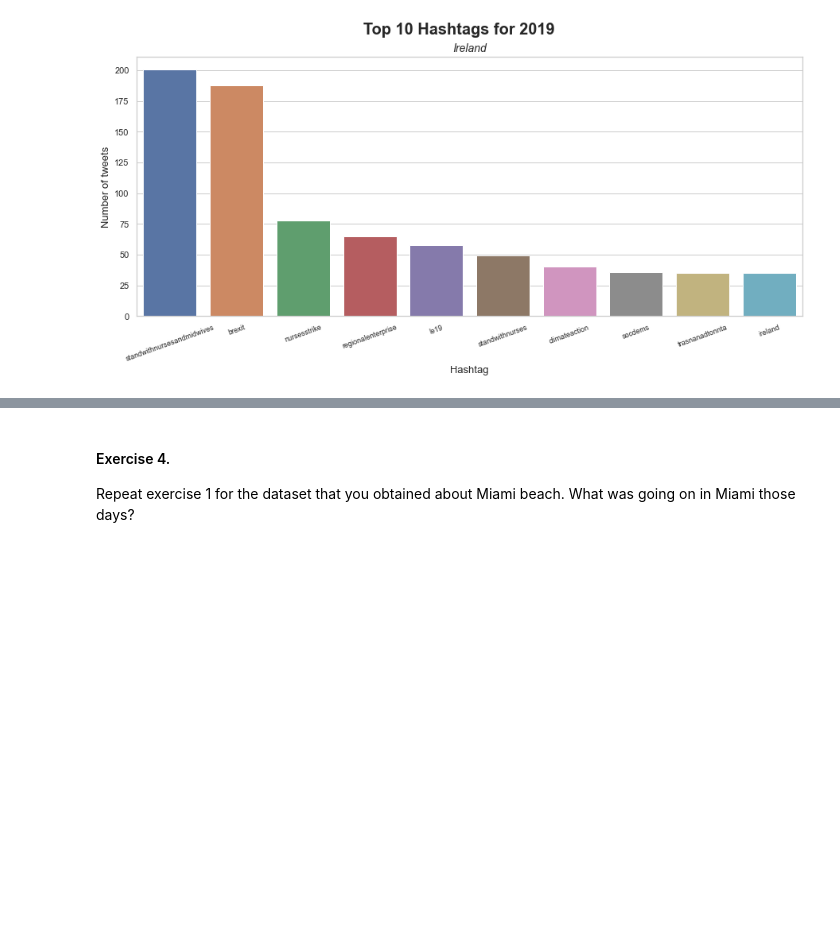
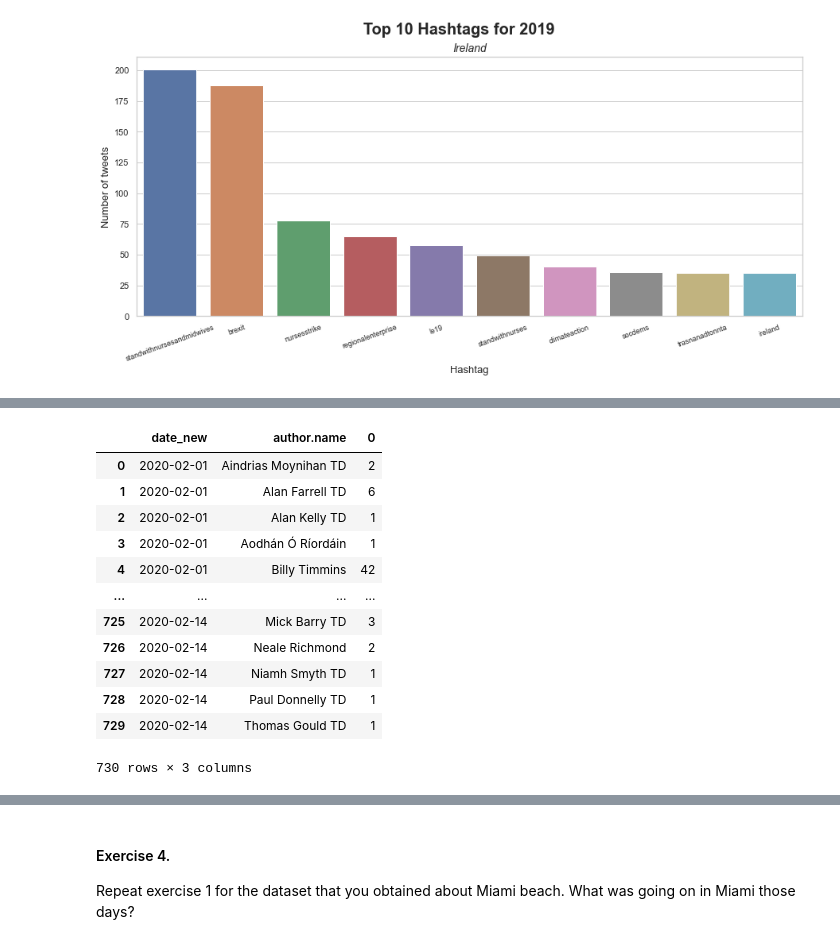
Before and after one commit to andresvBSE/TM-Twitter-PSET2, a Jupyter notebook: PST2.ipynb, the cells around one changed output, grey strips where cells are left out. Cells and saved outputs as stored; diff of their text form; code cells hidden in the pictures; blank space fills up the shorter version.

```diff
--- a/PST2.ipynb
+++ b/PST2.ipynb
@@ -77,0 +143,18 @@ Object `days` not found.
+# %%
+# Computing the average hastags used per day
+hasgtag_day_authon = hashtags_users.groupby(["date_new", "author.name"]).size().reset_index()
+hashtags_avg_day =
+# %% [output]
+|  | date_new | author.name | 0 |
+| 0 | 2020-02-01 | Aindrias Moynihan TD | 2 |
+| 1 | 2020-02-01 | Alan Farrell TD | 6 |
+| 2 | 2020-02-01 | Alan Kelly TD | 1 |
+| 3 | 2020-02-01 | Aodhán Ó Ríordáin | 1 |
+| 4 | 2020-02-01 | Billy Timmins | 42 |
+| ... | ... | ... | ... |
+| 725 | 2020-02-14 | Mick Barry TD | 3 |
+| 726 | 2020-02-14 | Neale Richmond | 2 |
+| 727 | 2020-02-14 | Niamh Smyth TD | 1 |
+| 728 | 2020-02-14 | Paul Donnelly TD | 1 |
+| 729 | 2020-02-14 | Thomas Gould TD | 1 |
+730 rows × 3 columns
```
Also changed, not shown: parts of 14 cells of this notebook, 1 other file.
